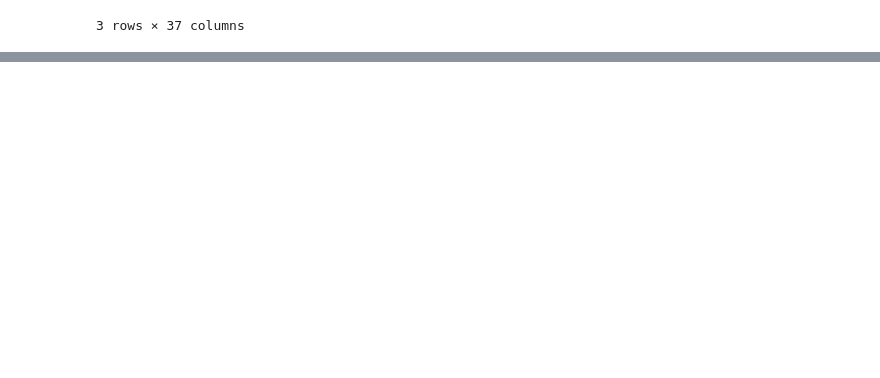
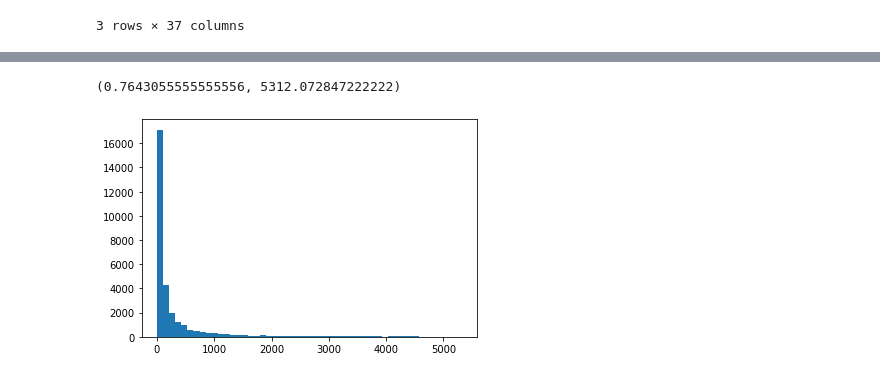
Before and after one commit to yy30537/AODFSE_14, a Jupyter notebook: shark.ipynb, the cells around one changed output, grey strips where cells are left out. Cells and saved outputs as stored; diff of their text form; code cells hidden in the pictures; blank space fills up the shorter version.

```diff
--- a/shark.ipynb
+++ b/shark.ipynb
@@ -182,0 +257,5 @@ closed_pull_requests_closed_by_different_person.where(closed_pull_requests_close
+# %%
+# Get the PR's that were merged by someone that is not the same person as the one that opened the request
+closed_pull_requests_closed_by_different_person = df_closed_prs__annotated_with_pr_creator.where(df_closed_prs__annotated_with_pr_creator['author_id'] != df_closed_prs__annotated_with_pr_creator['creator_id']).dropna(subset=['author_id', 'creator_id'])
+
+closed_pull_requests_closed_by_different_person[['author_id', 'creator_id']]
@@ -182,0 +276,3 @@ closed_pull_requests_closed_by_different_person.where(closed_pull_requests_close
+# %%
+# Calculate the reivew time of closed pull requests
+closed_pull_requests_closed_by_different_person['review_time_in_hours'] = (closed_pull_requests_closed_by_different_person.apply(lambda x: (x['created_at_x'] - x['created_at_y']).total_seconds() / 60 / 60 if x['created_at_x'] and x['created_at_y'] else None, axis=1))
@@ -182,0 +291,15 @@ closed_pull_requests_closed_by_different_person.where(closed_pull_requests_close
+# %%
+times = closed_pull_requests_closed_by_different_person['review_time_in_hours']
+closed_05, closed_95 = times.quantile([0.05, 0.95])
+closed_05, closed_95
+# %% [output]
+(0.7643055555555556, 5312.072847222222)
+# %%
+# Filter really low values
+closed_review_times = closed_pull_requests_closed_by_different_person.where(closed_pull_requests_closed_by_different_person['review_time_in_hours'] >= closed_05).dropna(subset=['review_time_in_hours'])[['review_time_in_hours']]
+
+closed_review_times = closed_pull_requests_closed_by_different_person.where(closed_pull_requests_closed_by_different_person['review_time_in_hours'] <= closed_95).dropna(subset=['review_time_in_hours'])[['review_time_in_hours']]
+# %%
+plot = plt.hist(x=closed_review_times, bins=50)
+# %% [output]
+[figure, added]
```
Also changed, not shown: parts of 29 cells of this notebook.
